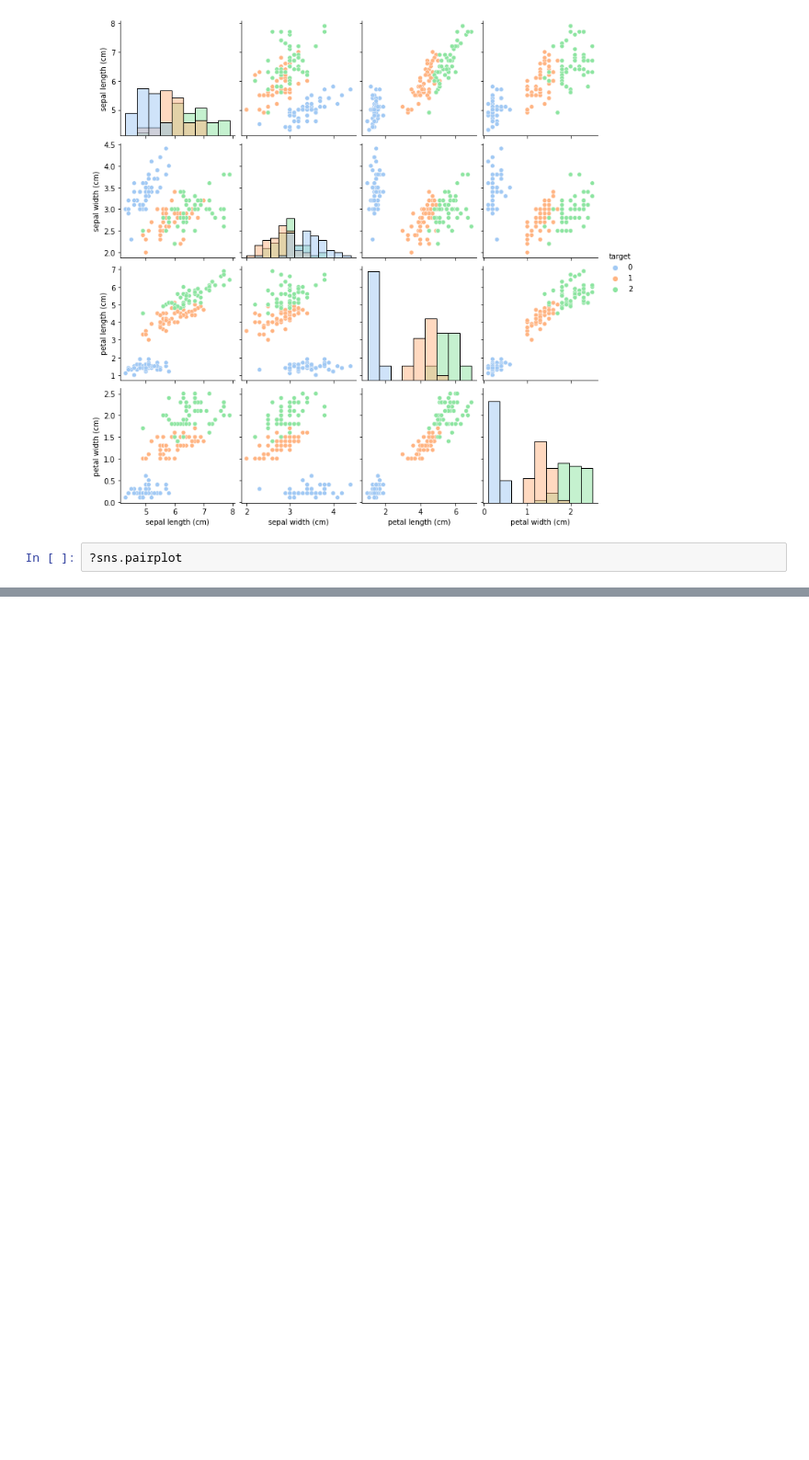
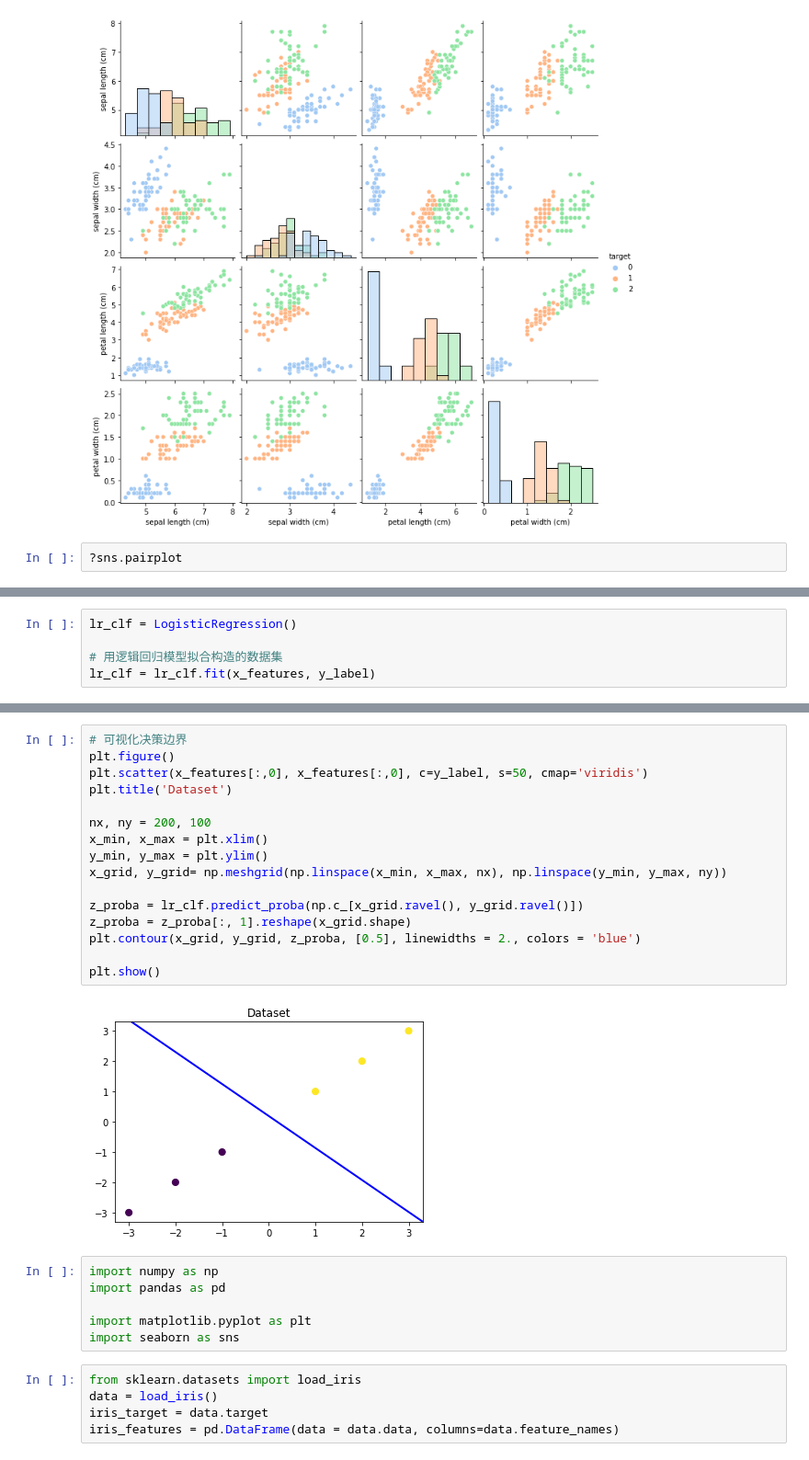
Before and after one commit to xin0007/knowledge_base, a Jupyter notebook: data science/逻辑回归/logistic_regression_test.ipynb, the cells around one changed output, grey strips where cells are left out. Shown at 92% size. Cells and saved outputs as stored; diff of their text form; blank space fills up the shorter version.

```diff
--- a/data science/逻辑回归/logistic_regression_test.ipynb
+++ b/data science/逻辑回归/logistic_regression_test.ipynb
@@ -153,0 +164,5 @@ plt.show()
+# %%
+lr_clf = LogisticRegression()
+
+# 用逻辑回归模型拟合构造的数据集
+lr_clf = lr_clf.fit(x_features, y_label)
@@ -153,0 +182,29 @@ plt.show()
+# %%
+# 可视化决策边界
+plt.figure()
+plt.scatter(x_features[:,0], x_features[:,0], c=y_label, s=50, cmap='viridis')
+plt.title('Dataset')
+
+nx, ny = 200, 100
+x_min, x_max = plt.xlim()
+y_min, y_max = plt.ylim()
+x_grid, y_grid= np.meshgrid(np.linspace(x_min, x_max, nx), np.linspace(y_min, y_max, ny))
+
+z_proba = lr_clf.predict_proba(np.c_[x_grid.ravel(), y_grid.ravel()])
+z_proba = z_proba[:, 1].reshape(x_grid.shape)
+plt.contour(x_grid, y_grid, z_proba, [0.5], linewidths = 2., colors = 'blue')
+
+plt.show()
+# %% [output]
+[figure, added]
+# %%
+import numpy as np
+import pandas as pd
+
+import matplotlib.pyplot as plt
+import seaborn as sns
+# %%
+from sklearn.datasets import load_iris
+data = load_iris()
+iris_target = data.target
+iris_features = pd.DataFrame(data = data.data, columns=data.feature_names)
```
Also changed, not shown: parts of 24 cells of this notebook, 1 other file.
